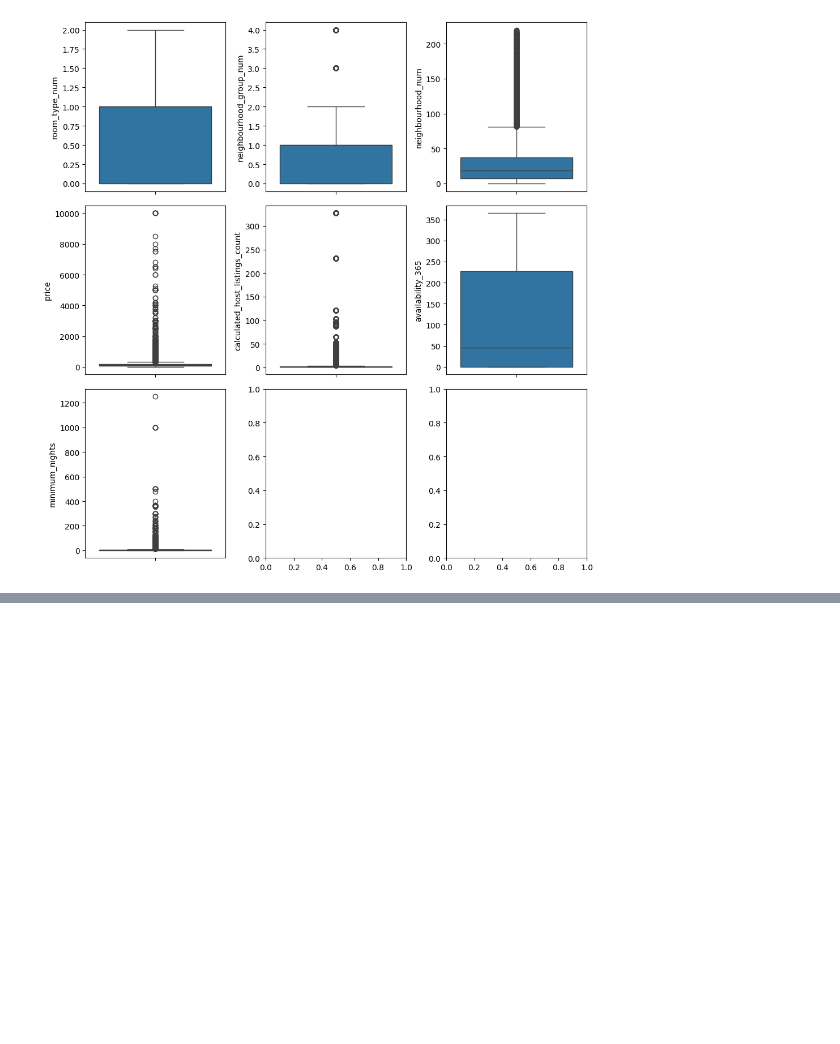
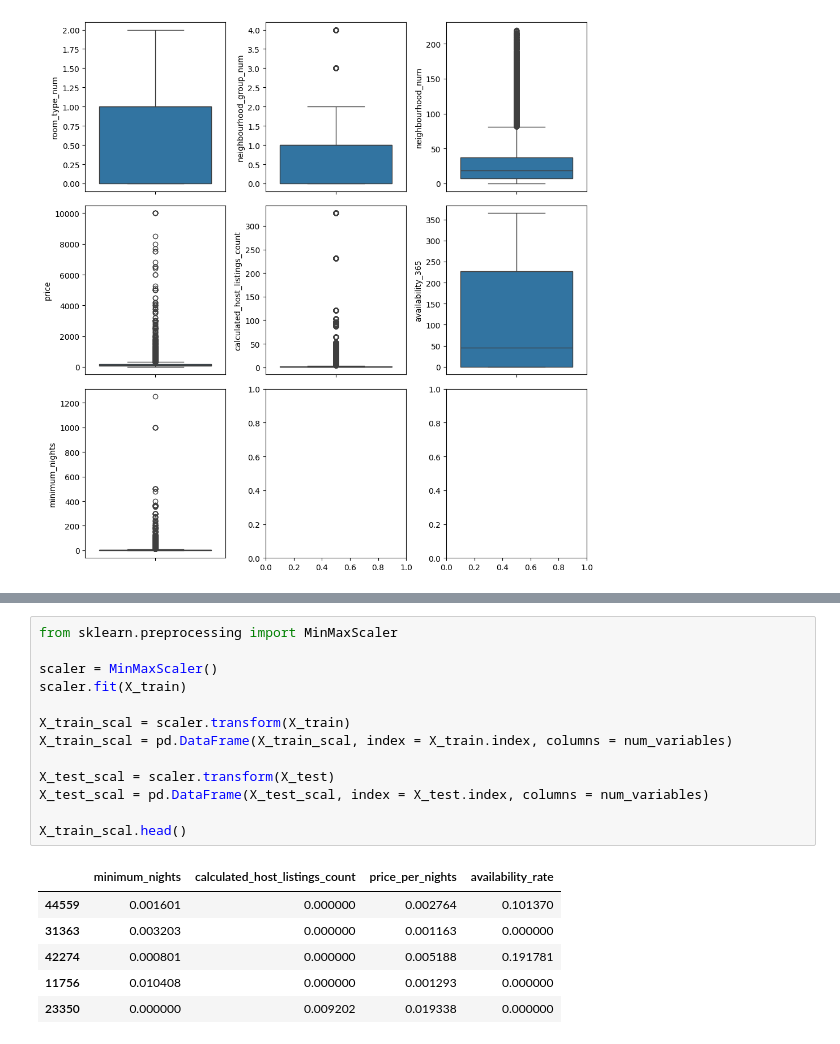
Before and after one commit to sopasoup/eda1, a Jupyter notebook: src/explore.ipynb, the cells around one changed output, grey strips where cells are left out. Drawn from its saved outputs; the diff is of its cells as text; blank space fills up the shorter version.

```diff
--- a/src/explore.ipynb
+++ b/src/explore.ipynb
@@ -174,0 +272,20 @@ lim_inf = stat_price['25%'] - 1.5 * price_iqr
+# %%
+from sklearn.preprocessing import MinMaxScaler
+
+scaler = MinMaxScaler()
+scaler.fit(X_train)
+
+X_train_scal = scaler.transform(X_train)
+X_train_scal = pd.DataFrame(X_train_scal, index = X_train.index, columns = num_variables)
+
+X_test_scal = scaler.transform(X_test)
+X_test_scal = pd.DataFrame(X_test_scal, index = X_test.index, columns = num_variables)
+
+X_train_scal.head()
+# %% [output]
+|  | minimum_nights | calculated_host_listings_count | price_per_nights | availability_rate |
+| 44559 | 0.001601 | 0.000000 | 0.002764 | 0.101370 |
+| 31363 | 0.003203 | 0.000000 | 0.001163 | 0.000000 |
+| 42274 | 0.000801 | 0.000000 | 0.005188 | 0.191781 |
+| 11756 | 0.010408 | 0.000000 | 0.001293 | 0.000000 |
+| 23350 | 0.000000 | 0.009202 | 0.019338 | 0.000000 |
```
Also changed, not shown: parts of 10 cells of this notebook, 2 other files.
